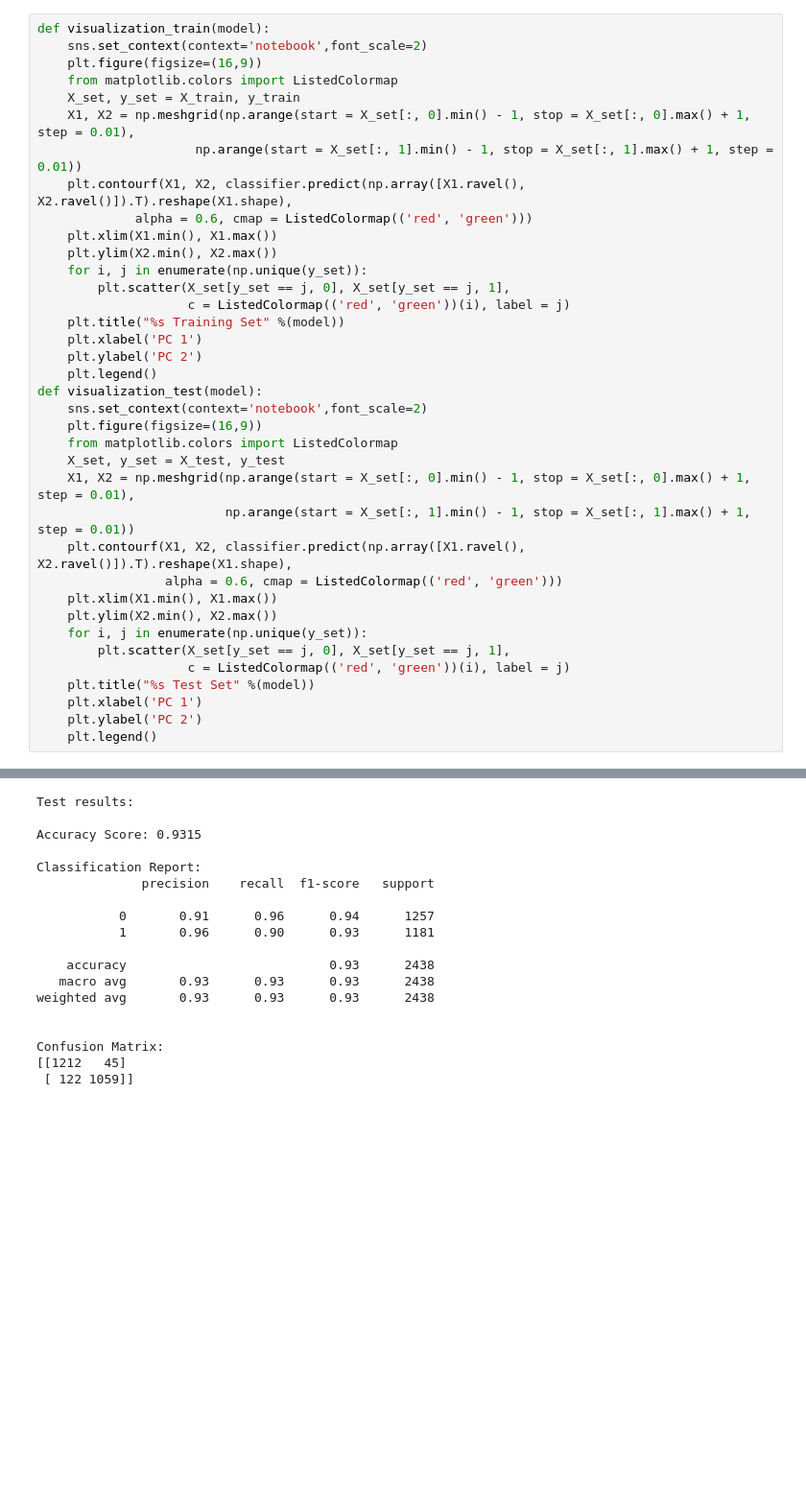
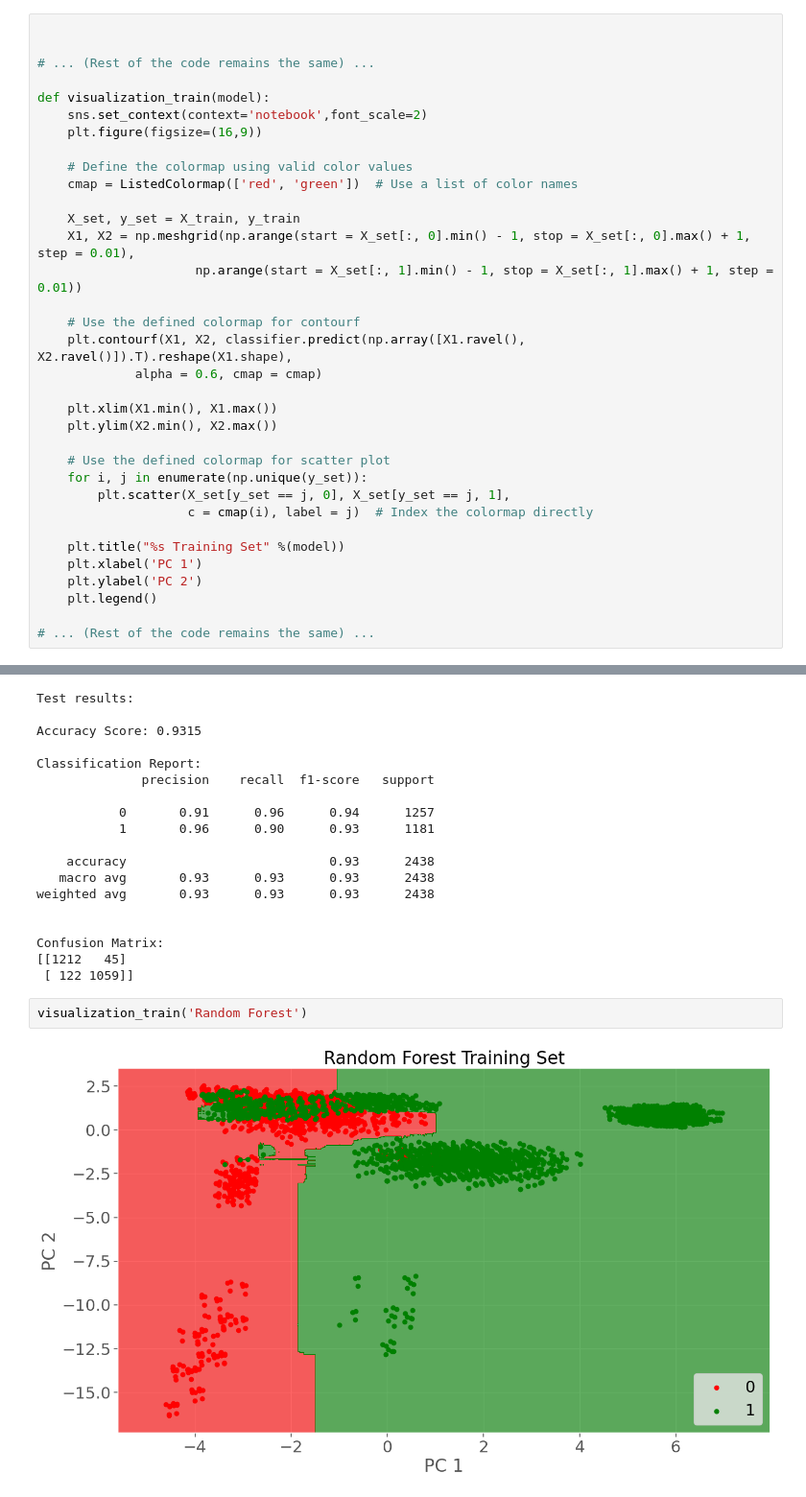
Before and after one commit to Shamiul-693/-Exploratory-Data-Analysis-and-Classification-Algorithms-on-Mushroom-Dataset, a Jupyter notebook: Exploratory_Data_Analysis_and_Classification_Algorithms_on_Mushroom_Dataset.ipynb, the cells around one changed output, grey strips where cells are left out. Shown at 96% size. Drawn from its saved outputs; the diff is of its cells as text; blank space fills up the shorter version.

```diff
--- a/Exploratory_Data_Analysis_and_Classification_Algorithms_on_Mushroom_Dataset.ipynb
+++ b/Exploratory_Data_Analysis_and_Classification_Algorithms_on_Mushroom_Dataset.ipynb
@@ -595,42 +595,39 @@ X_test = pca.transform(X_test)
 # %% [markdown]
 #Functions to visualize Training & Test Set Results.
 # %%
+
+
+# ... (Rest of the code remains the same) ...
+
 def visualization_train(model):
     sns.set_context(context='notebook',font_scale=2)
     plt.figure(figsize=(16,9))
-    from matplotlib.colors import ListedColormap
+
+    # Define the colormap using valid color values
+    cmap = ListedColormap(['red', 'green'])  # Use a list of color names
+
     X_set, y_set = X_train, y_train
     X1, X2 = np.meshgrid(np.arange(start = X_set[:, 0].min() - 1, stop = X_set[:, 0].max() + 1, step = 0.01),
                      np.arange(start = X_set[:, 1].min() - 1, stop = X_set[:, 1].max() + 1, step = 0.01))
+
+    # Use the defined colormap for contourf
     plt.contourf(X1, X2, classifier.predict(np.array([X1.ravel(), X2.ravel()]).T).reshape(X1.shape),
-             alpha = 0.6, cmap = ListedColormap(('red', 'green')))
+             alpha = 0.6, cmap = cmap)
+
     plt.xlim(X1.min(), X1.max())
     plt.ylim(X2.min(), X2.max())
+
+    # Use the defined colormap for scatter plot
     for i, j in enumerate(np.unique(y_set)):
         plt.scatter(X_set[y_set == j, 0], X_set[y_set == j, 1],
-                    c = ListedColormap(('red', 'green'))(i), label = j)
+                    c = cmap(i), label = j)  # Index the colormap directly
+
     plt.title("%s Training Set" %(model))
     plt.xlabel('PC 1')
     plt.ylabel('PC 2')
     plt.legend()
-def visualization_test(model):
-    sns.set_context(context='notebook',font_scale=2)
-    plt.figure(figsize=(16,9))
-    from matplotlib.colors import ListedColormap
-    X_set, y_set = X_test, y_test
-    X1, X2 = np.meshgrid(np.arange(start = X_set[:, 0].min() - 1, stop = X_set[:, 0].max() + 1, step = 0.01),
-                         np.arange(start = X_set[:, 1].min() - 1, stop = X_set[:, 1].max() + 1, step = 0.01))
-    plt.contourf(X1, X2, classifier.predict(np.array([X1.ravel(), X2.ravel()]).T).reshape(X1.shape),
-                 alpha = 0.6, cmap = ListedColormap(('red', 'green')))
-    plt.xlim(X1.min(), X1.max())
-    plt.ylim(X2.min(), X2.max())
-    for i, j in enumerate(np.unique(y_set)):
-        plt.scatter(X_set[y_set == j, 0], X_set[y_set == j, 1],
-                    c = ListedColormap(('red', 'green'))(i), label = j)
-    plt.title("%s Test Set" %(model))
-    plt.xlabel('PC 1')
-    plt.ylabel('PC 2')
-    plt.legend()
+
+# ... (Rest of the code remains the same) ...
 # %%
 from sklearn.model_selection import cross_val_predict, cross_val_score
 from sklearn.metrics import confusion_matrix,classification_report,accuracy_score
@@ -748,3 +745,7 @@ weighted avg       0.93      0.93      0.93      2438
 Confusion Matrix:
 [[1212   45]
  [ 122 1059]]
+# %%
+visualization_train('Random Forest')
+# %% [output]
+[figure, added]
```
Also changed, not shown: parts of 5 cells of this notebook.
